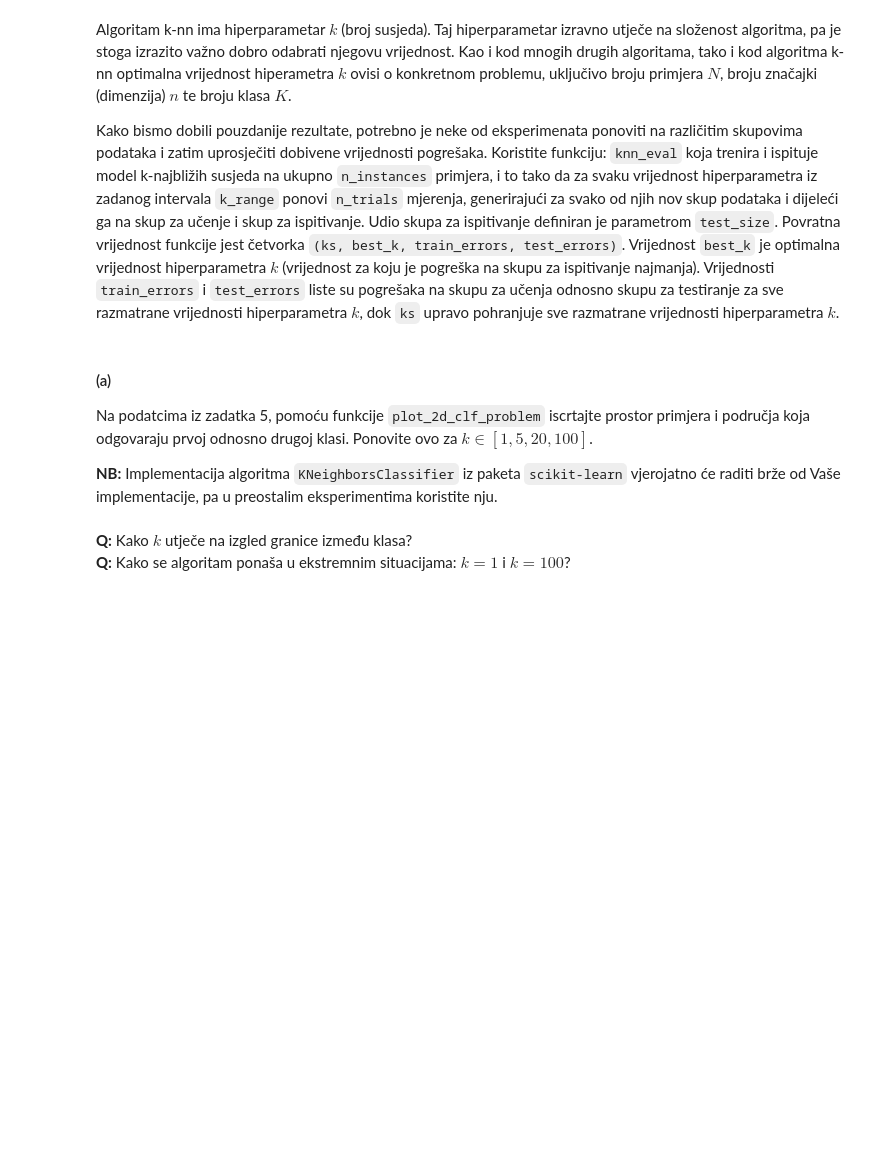
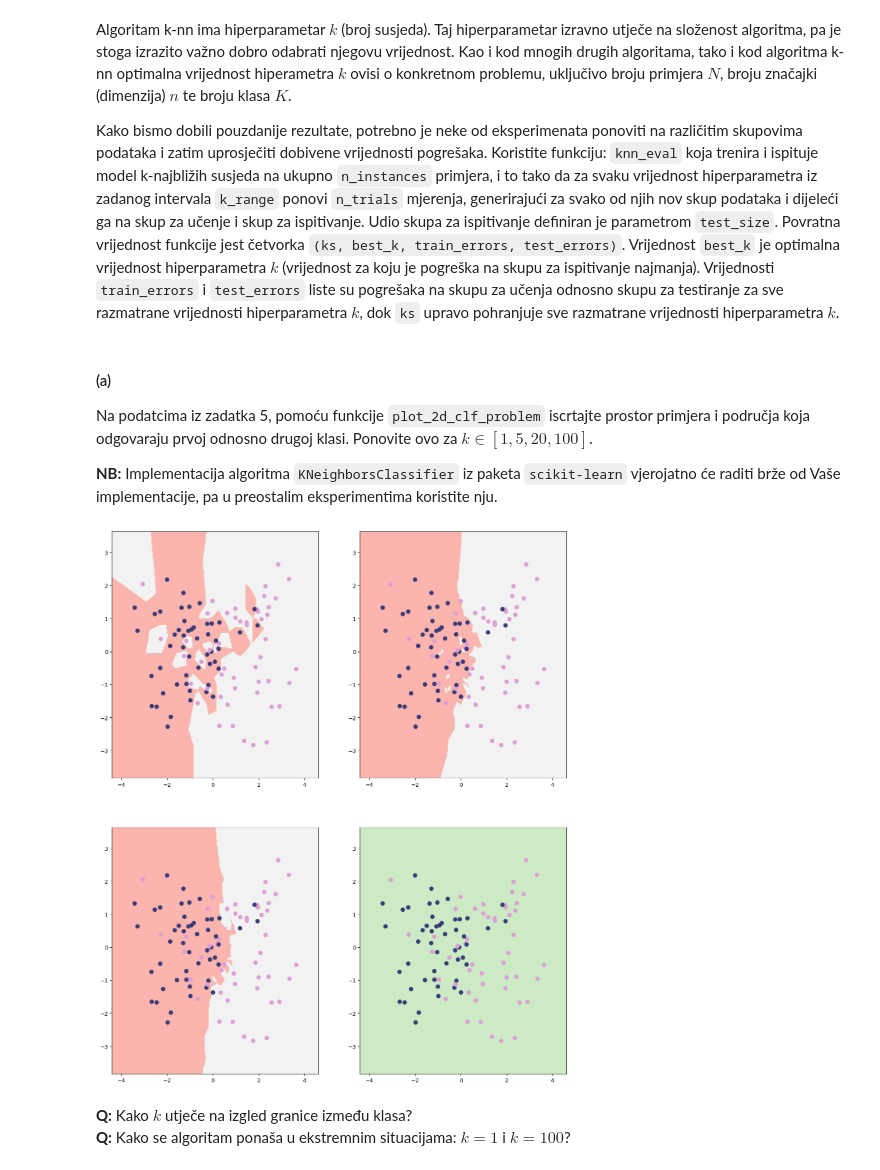
Before and after one commit to IvaGoluza/machine_learning, a Jupyter notebook: SU1-2023-LAB3.ipynb, the cells around one changed output. Cells and saved outputs as stored; diff of their text form; code cells hidden in the pictures; blank space fills up the shorter version.

```diff
--- a/SU1-2023-LAB3.ipynb
+++ b/SU1-2023-LAB3.ipynb
@@ -573,3 +572,14 @@ Na podatcima iz zadatka 5, pomoću funkcije `plot_2d_clf_problem` iscrtajte pros
+# %%
+ks = [1, 5, 20, 100]
+plt.figure(figsize=(15,18))
+for i, k in enumerate(ks):
+    neigh = KNeighborsClassifier(n_neighbors=k, algorithm='brute')                          #################
+    neigh.fit(X_art, y_art)
+    plt.subplot(2, 2, i+1)
+    plot_2d_clf_problem(X_art, y_art, neigh.predict)
+plt.show()
+# %% [output]
+[figure, added]
 # %% [markdown]
 **Q:** Kako $k$ utječe na izgled granice između klasa?
 **Q:** Kako se algoritam ponaša u ekstremnim situacijama: $k=1$ i $k=100$?
```
Also changed, not shown: parts of 11 cells of this notebook.
